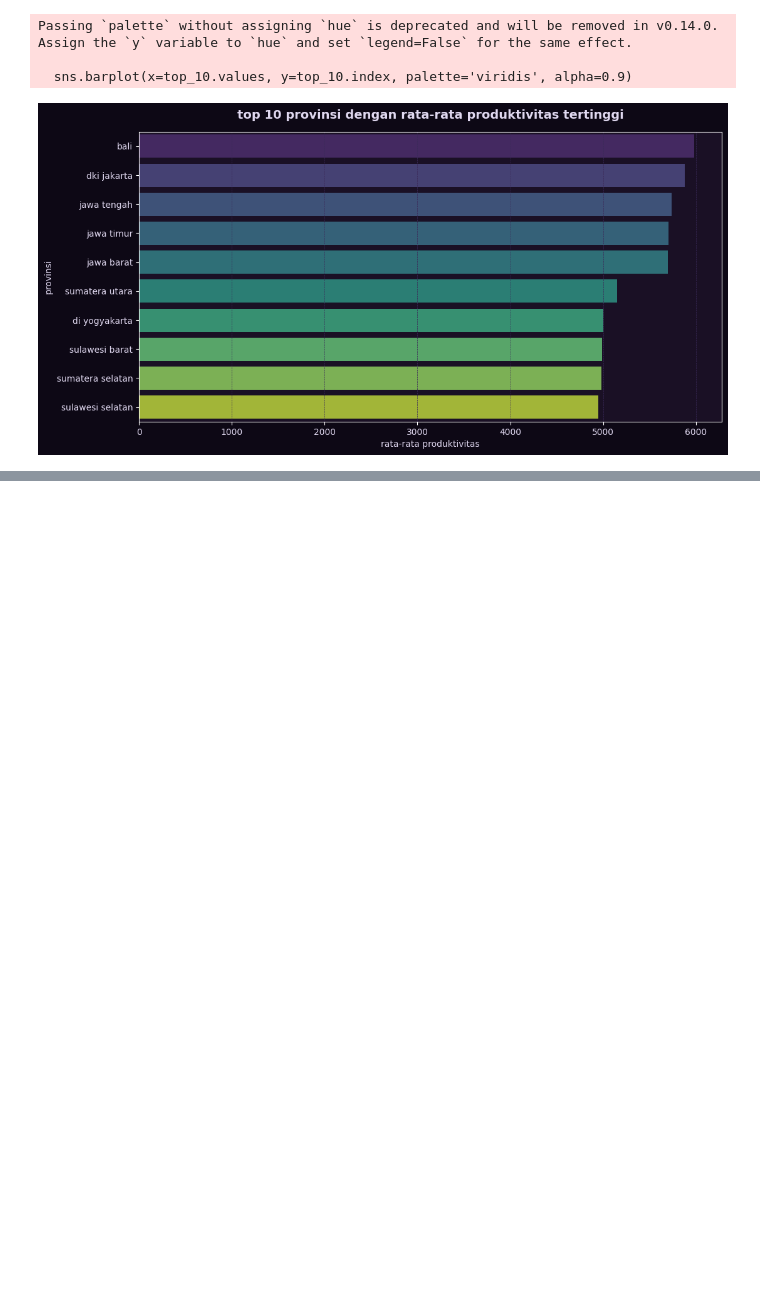
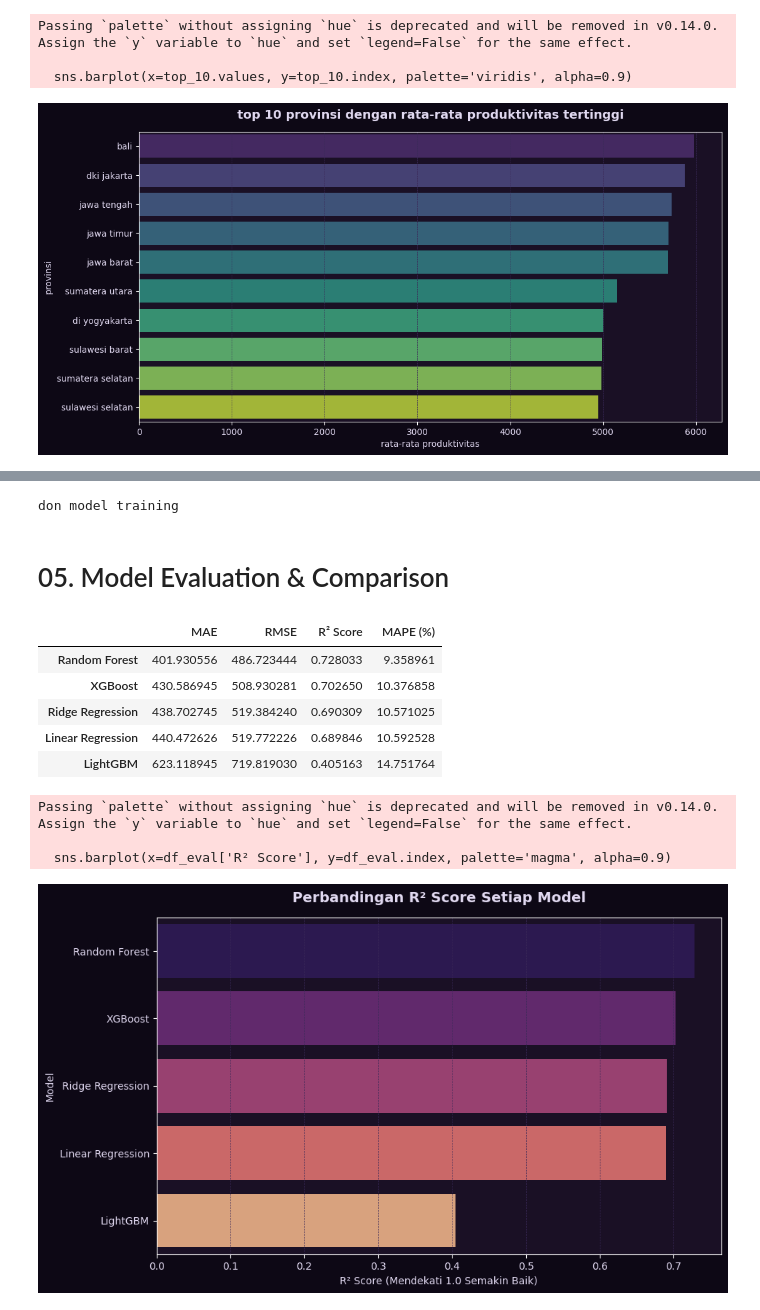
Before and after one commit to melinda-ab/prediksi-kondisi-cuaca-optimal-untuk-bertanam, a Jupyter notebook: main.ipynb, the cells around one changed output, grey strips where cells are left out. Drawn from its saved outputs; the diff is of its cells as text; code cells hidden in the pictures; blank space fills up the shorter version.

```diff
--- a/main.ipynb
+++ b/main.ipynb
@@ -485,0 +522,3 @@ Passing `palette` without assigning `hue` is deprecated and will be removed in v
+# %%
+#dki jakarta berada di urutan kedua yang mungkin terjadi karena harvested_area dari jakarta lebih kecil sehingga hasil baginya bisa sangat tinggi
+df_model = df_features[df_features['province'] != 'dki jakarta'].copy()
@@ -485,0 +569,16 @@ Passing `palette` without assigning `hue` is deprecated and will be removed in v
+# %%
+os.makedirs('models', exist_ok=True)
+
+for name, model in models.items():
+    model.fit(X_train, y_train)
+
+    filename = name.lower().replace(' ', '_') + '.pkl'
+    filepath = os.path.join('models', filename)
+
+    joblib.dump(model, filepath)
+
+print("don model training")
+# %% [output]
+don model training
+# %% [markdown]
+# 05. Model Evaluation & Comparison
@@ -485,0 +587,52 @@ Passing `palette` without assigning `hue` is deprecated and will be removed in v
+# %%
+eval_results = {}
+
+for name, model in models.items():
+
+    y_pred = model.predict(X_test)
+
+    mae = mean_absolute_error(y_test, y_pred)
+    rmse = np.sqrt(mean_squared_error(y_test, y_pred))
+    r2 = r2_score(y_test, y_pred)
+    mape = np.mean(np.abs((y_test - y_pred) / y_test)) * 100
+
+    eval_results[name] = {
+        'MAE': mae,
+        'RMSE': rmse,
+        'R² Score': r2,
+        'MAPE (%)': mape
+    }
+
+df_eval = pd.DataFrame(eval_results).T
+df_eval = df_eval.sort_values(by='R² Score', ascending=False)
+# %%
+display(df_eval)
+
+os.makedirs('reports', exist_ok=True)
+df_eval.to_csv('reports/model_comparison.csv')
+
+plt.figure(figsize=(10, 6))
+fig = plt.gcf()
+fig.patch.set_facecolor('#0d0815')
+ax = plt.gca()
+ax.set_facecolor('#1a1025')
+
+sns.barplot(x=df_eval['R² Score'], y=df_eval.index, palette='magma', alpha=0.9)
+
+plt.title('Perbandingan R² Score Setiap Model', color='#e0d8f0', fontsize=14, fontweight='bold', pad=15)
+plt.xlabel('R² Score (Mendekati 1.0 Semakin Baik)', color='#e0d8f0')
+plt.ylabel('Model', color='#e0d8f0')
+plt.xticks(color='#e0d8f0')
+plt.yticks(color='#e0d8f0')
+ax.grid(color='#3b2a59', linestyle='--', linewidth=0.5, axis='x')
+# %% [output]
+|  | MAE | RMSE | R² Score | MAPE (%) |
+| Random Forest | 401.930556 | 486.723444 | 0.728033 | 9.358961 |
+| XGBoost | 430.586945 | 508.930281 | 0.702650 | 10.376858 |
+| Ridge Regression | 438.702745 | 519.384240 | 0.690309 | 10.571025 |
+| Linear Regression | 440.472626 | 519.772226 | 0.689846 | 10.592528 |
+| LightGBM | 623.118945 | 719.819030 | 0.405163 | 14.751764 |
+Passing `palette` without assigning `hue` is deprecated and will be removed in v0.14.0. Assign the `y` variable to `hue` and set `legend=False` for the same effect.
+
+  sns.barplot(x=df_eval['R² Score'], y=df_eval.index, palette='magma', alpha=0.9)
+[figure, added]
```
Also changed, not shown: parts of 18 cells of this notebook.
